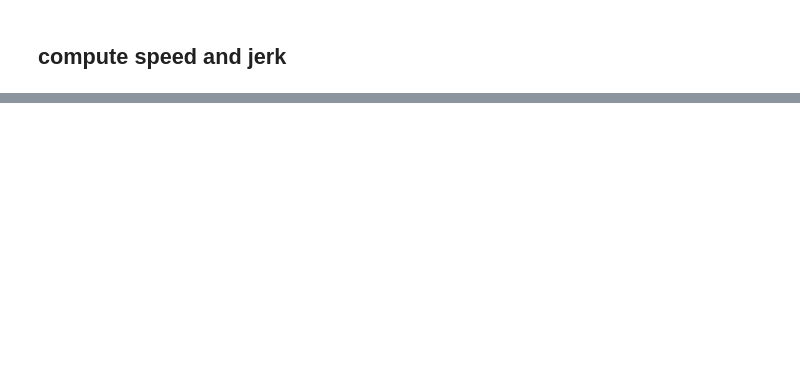
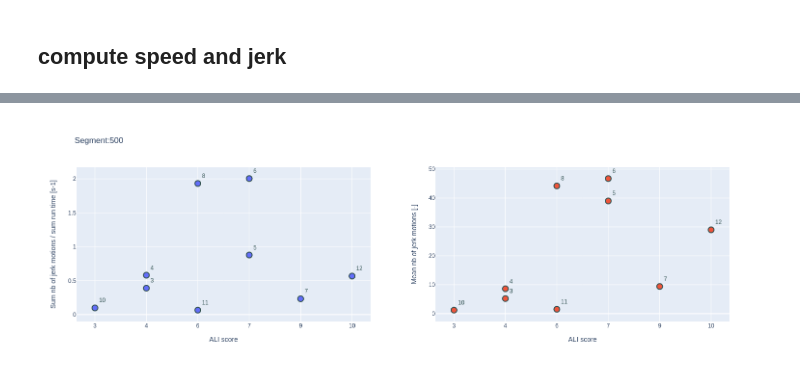
Before and after one commit to epfl-lasa/surgeon_recording, a Jupyter notebook: notebooks/Data_analysis_SFITS_06_2022.ipynb, the cells around one changed output, grey strips where cells are left out. Cells and saved outputs as stored; diff of their text form; code cells hidden in the pictures; blank space fills up the shorter version.

```diff
--- a/notebooks/Data_analysis_SFITS_06_2022.ipynb
+++ b/notebooks/Data_analysis_SFITS_06_2022.ipynb
@@ -1320,7 +2048,7 @@ for subject in subject_list_tps_activity:
 # %%
 subject_list_optitrack = ['3','4','5','6','7','8','9','10','11','12']
 segment_list_optitrack = ['500','510','530','540','541']
-
+segment_new_optitrack = ['2','3','4','5','6']
 
 
 tools_position = ['tweezer_x', 'tweezer_y', 'tweezer_z', 'needle_holder2_x', 'needle_holder2_y', 'needle_holder2_z']
@@ -1338,7 +2066,7 @@ for subject in subject_list_optitrack:
         optitrack_segment_subject[subject][segment] = {}
         optitrack_non_zero[subject][segment]= {}
         optitrack_non_zero_time[subject][segment] = {}
-        for run in run_list[subject]:
+        for run in run_list[subject][segment]:
             optitrack_segment_subject[subject][segment][run] = {}
             optitrack_non_zero[subject][segment][run]= {}
             optitrack_non_zero_time[subject][segment][run] = {}
@@ -1351,11 +2079,11 @@ for subject in subject_list_optitrack:
 
 #remove 0 values from loss of tracking FOR computations BUT should use vectors with the zeroes to keep correspondance of time with data
 for subject in subject_list_optitrack:
-    for run in run_list[subject]:
-        for segment in segment_list:
+    for segment in segment_list:
+        for run in run_list[subject][segment]:
             for tool in tools:
-                time_current = data_segments[subject][run][sensor][segment]['rel_time']
-                data_current = data_segments[subject][run][sensor][segment][tool]
+                time_current = data_segments[subject][segment][run][sensor]['rel_time']
+                data_current = data_segments[subject][segment][run][sensor][tool]
 
                 optitrack_segment_subject[subject][segment][run][tool] = data_current
                 optitrack_non_zero[subject][segment][run][tool] = data_current[data_current != 0]
@@ -1363,15 +2091,15 @@ for subject in subject_list_optitrack:
 
 # plots signaux total
 for subject in subject_list_optitrack:
-    for run in run_list[subject]:
-        for segment in segment_list:
+    for segment in segment_list:
+        for run in run_list[subject][segment]:
             time_current =  optitrack_non_zero_time[subject][segment][run][tool]
             fig = go.Figure()
             for tool in tools_position:
 
                 data_current = np.array(optitrack_non_zero[subject][segment][run][tool])
 
-                fig.add_trace(go.Scatter(y=data_current, x=time_current-data_segments[subject][run][sensor][segment]['rel_time'][0],
+                fig.add_trace(go.Scatter(y=data_current, x=time_current-data_segments[subject][segment][run][sensor]['rel_time'][0],
                     mode='markers', name=tool))
 
             fig.update_layout(title='Subject: ' + subject + ', Run: ' + str(run) +', Segment:' + str(segment),
@@ -1384,7 +2112,5 @@ for subject in subject_list_optitrack:
             if not os.path.exists(join(path_to_data_folder, recording_session[subject] , subject, run, 'SENSORS', 'SEGMENTATION', 'plots_optitrack' )):
                 os.makedirs(join(path_to_data_folder, recording_session[subject] , subject, run, 'SENSORS', 'SEGMENTATION', 'plots_optitrack' ))
             fig.write_image(join('..', 'data_exp', recording_session[subject] , subject, run, 'SENSORS', 'SEGMENTATION', 'plots_optitrack', 'optitrack_position_subject_'+ subject+ 'run'+ str(run) + '_segment' + segment  +'.png'))
-# %%
-segment_list_optitrack = ['500','510','530','540','541']
 # %% [markdown]
 ### find ranges (max hand travel distance)
@@ -1673,0 +2944,65 @@ print(diff_optitrack[subject][segment][run][tool] )
+# %%
+# un point somme jerk pour les 2 tools dans toutes les directions
+
+subject_order = ['10','3','4','8','11','5','6','7','9','12']
+ALI_score = ['3','4','4','6','6','7','7','9','9','10']
+
+subject_order = ['10','3','4','8','11','5','6','7','12']
+ALI_score = ['3','4','4','6','6','7','7','9','10']
+
+for segment in segment_list_optitrack:
+    y1 = []
+    y2 = []
+    for subject in subject_order:
+        y1.append((mean_nb_peaks_jerk[subject][segment])/(mean_duration_run[subject][segment]))
+        y2.append(mean_nb_peaks_jerk[subject][segment])
+
+        x= ALI_score
+
+
+    fig  = go.Figure()
+    fig = make_subplots(rows=1, cols=2)
+
+    fig.add_trace(go.Scatter(y=y1, x=x,
+            text = subject_order,
+            mode='markers+text',textposition='top right',textfont=dict(color='#2F4F4F'), name = "ff"),1,1)
+
+
+
+
+
+
+    fig.add_trace(go.Scatter(y=y2, x=x,
+            text = subject_order,
+            mode='markers+text',textposition='top right',textfont=dict(color='#2F4F4F'), name = None),1,2)
+
+
+
+    fig.update_traces(
+        marker_size=12,
+        marker_line=dict(width=2, color='#2F4F4F'),
+        selector=dict(mode='markers+text'))
+
+    # Update xaxis properties
+    fig.update_xaxes(title_text="ALI score", row=1, col=1)
+    fig.update_xaxes(title_text="ALI score", row=1, col=2)
+    fig.update_yaxes(title_text="Sum nb of jerk motions / sum run time [s-1]", row=1, col=1)
+    fig.update_yaxes(title_text="Mean nb of jerk motions [-]", row=1, col=2)
+
+    fig.update_layout(title='Segment:' + str(segment) ,
+               #xaxis_title='ALI score',
+               #yaxis_title='Mean nb of jerk motions [-]',
+               showlegend=False,
+               width=1200,
+               height=500,
+                         )
+
+    #fig.update_yaxes(range=[0, 0.5])
+
+
+    fig.show()
+    if not os.path.exists(join(path_to_data_folder, 'PLOTS' , 'optitrack_jerk' )):
+        os.makedirs(join(path_to_data_folder, 'PLOTS', 'optitrack_jerk'))
+    fig.write_image(join('..', 'data_exp',  'PLOTS','optitrack_jerk', 'jerk_VS_ali_segment' + segment  +'.png'))
+# %% [output]
+[figure, added]
```
Also changed, not shown: parts of 60 cells of this notebook, 1 other file.
